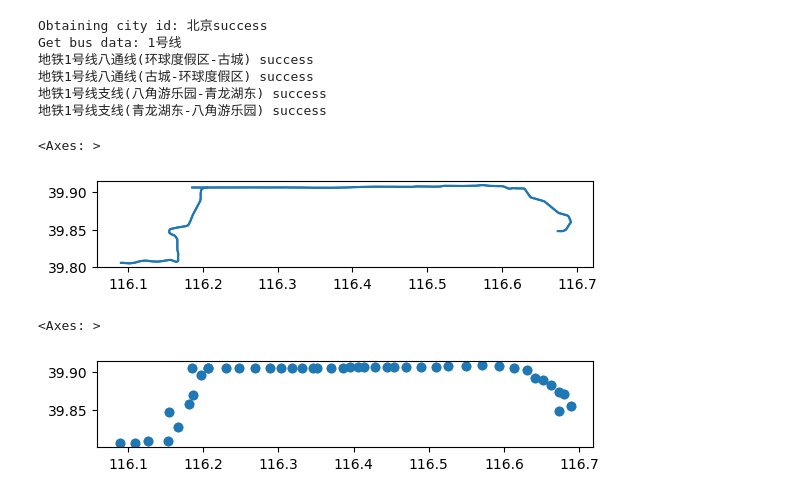
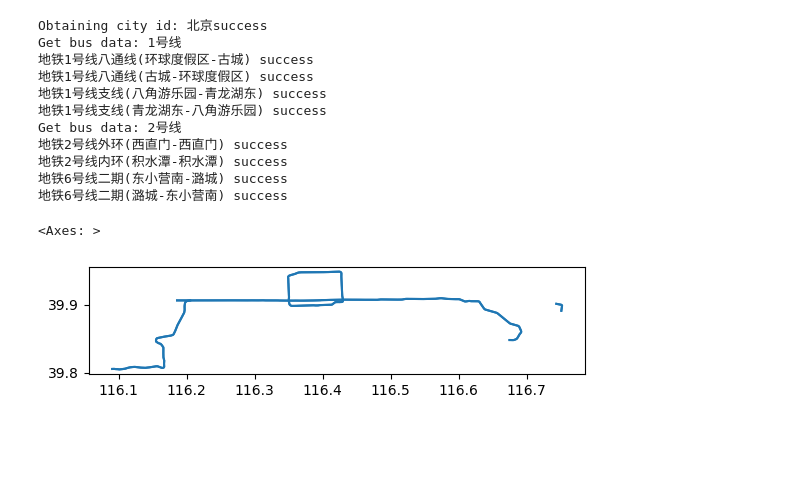
Before and after one commit to Africar-Lee/CTS-transmit, a Jupyter notebook: graphGet.ipynb, the cells around one changed output. Saved outputs shown, nothing was run; the diff lists cells and outputs as text; code cells hidden in the pictures; blank space fills up the shorter version.

```diff
--- a/graphGet.ipynb
+++ b/graphGet.ipynb
@@ -1,25 +1,25 @@
 # %%
 import warnings
 warnings.filterwarnings('ignore')
 
 import pandas as pd
 import numpy as np
 import geopandas as gpd
 import transbigdata as tbd
-line, stop = tbd.getbusdata('北京', ['1号线'])
+line, stop = tbd.getbusdata('北京', ['1号线', '2号线'])
 
 line.plot()
 # %% [output]
 Obtaining city id: 北京success
 Get bus data: 1号线
 地铁1号线八通线(环球度假区-古城) success
 地铁1号线八通线(古城-环球度假区) success
 地铁1号线支线(八角游乐园-青龙湖东) success
 地铁1号线支线(青龙湖东-八角游乐园) success
+Get bus data: 2号线
+地铁2号线外环(西直门-西直门) success
+地铁2号线内环(积水潭-积水潭) success
+地铁6号线二期(东小营南-潞城) success
+地铁6号线二期(潞城-东小营南) success
 <Axes: >
-[figure, old version]
+[figure, new version]
-# %%
-stop.plot()
-# %% [output]
-<Axes: >
-[figure, removed]
```
Also changed, not shown: parts of 3 cells of this notebook, 11 other files.
